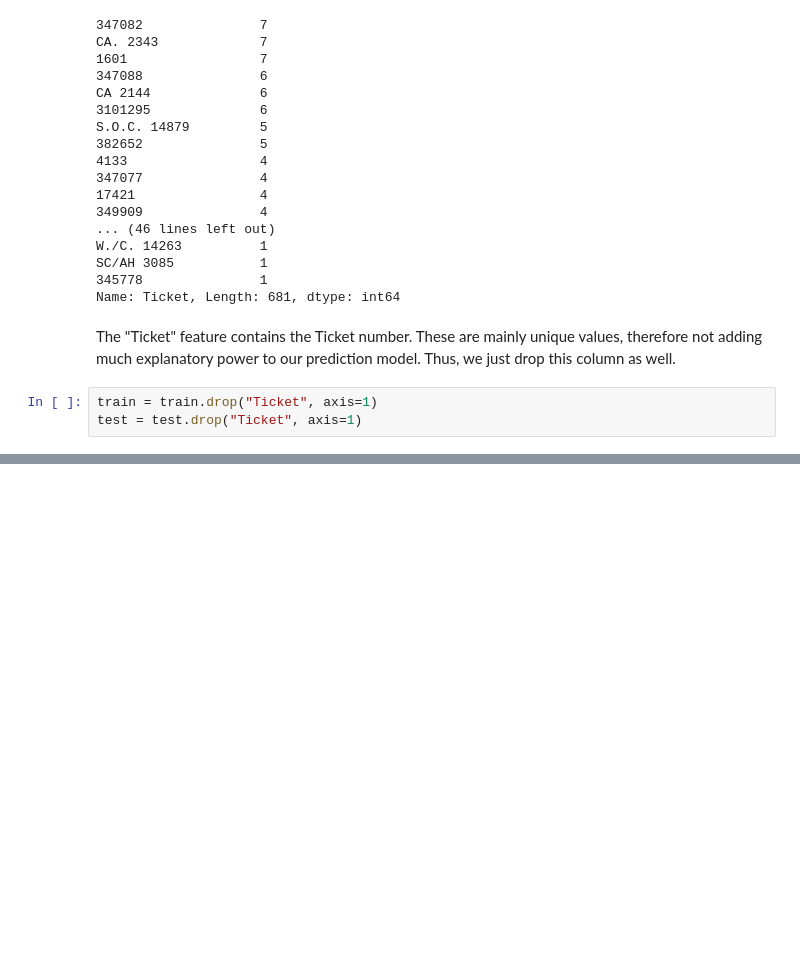
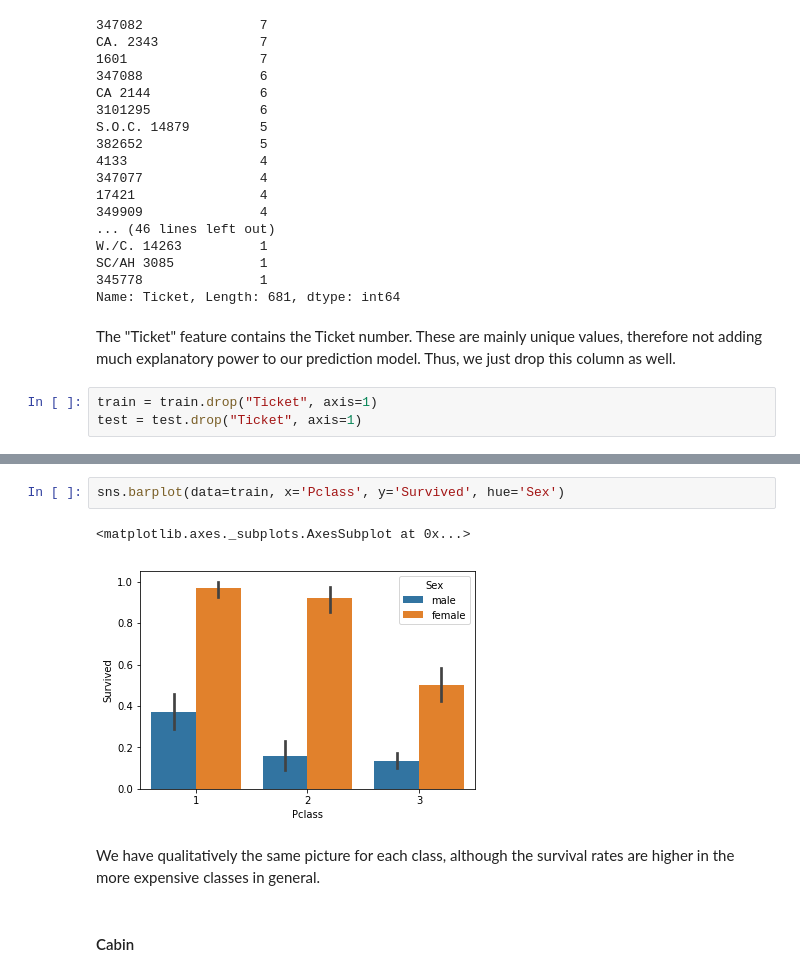
Before and after one commit to tlary/Kaggle_Titanic, a Jupyter notebook: Titanic.ipynb, the cells around one changed output, grey strips where cells are left out. Saved outputs shown, nothing was run; the diff lists cells and outputs as text; blank space fills up the shorter version.

```diff
--- a/Titanic.ipynb
+++ b/Titanic.ipynb
@@ -225,0 +264,9 @@ test = test.drop("Ticket", axis=1)
+# %%
+sns.barplot(data=train, x='Pclass', y='Survived', hue='Sex')
+# %% [output]
+<matplotlib.axes._subplots.AxesSubplot at 0x...>
+[figure, added]
+# %% [markdown]
+We have qualitatively the same picture for each class, although the survival rates are higher in the more expensive classes in general.
+# %% [markdown]
+#### Cabin
```
Also changed, not shown: parts of 30 cells of this notebook.
